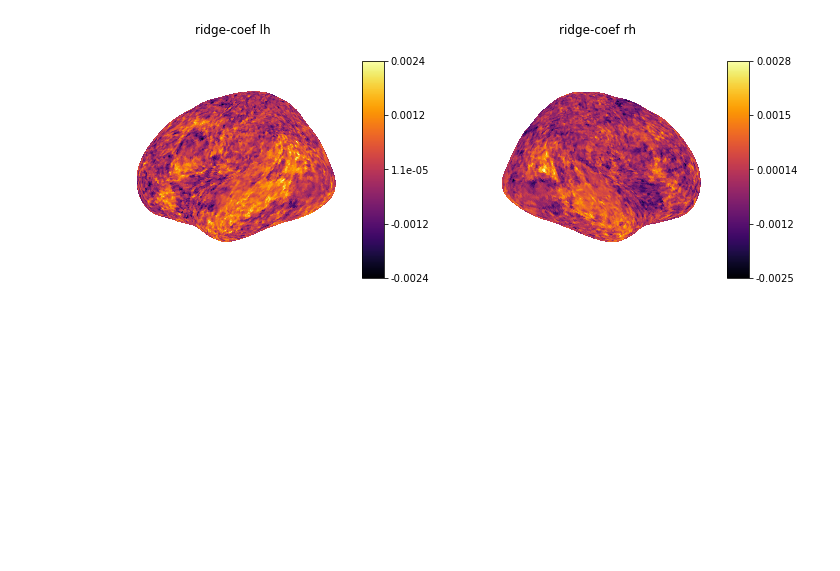
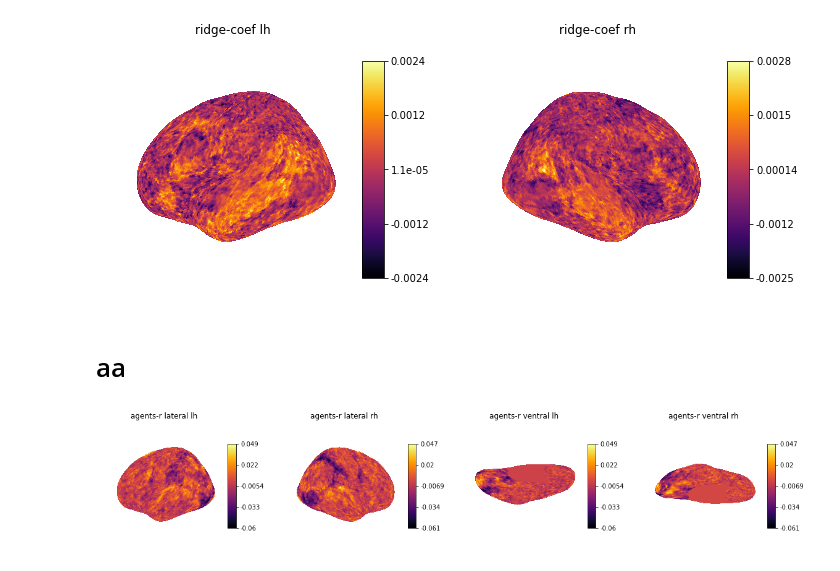
Before and after one commit to jungheejung/life-encoding, a Jupyter notebook: scripts/himalaya/plot_averagemap.ipynb, the cells around one changed output. Saved outputs shown, nothing was run; the diff lists cells and outputs as text; code cells hidden in the pictures; blank space fills up the shorter version.

```diff
--- a/scripts/himalaya/plot_averagemap.ipynb
+++ b/scripts/himalaya/plot_averagemap.ipynb
@@ -71,2 +85,10 @@ plot_infl('ridge-coef', 'inferno')
 # %% [output]
 [figure]
+# %% [markdown]
+# aa
+# %%
+aa_dir = '/dartfs/rc/lab/D/DBIC/DBIC/f0042x1/life-encoding/results/himalaya/aa'
+# %%
+plot_infl(aa_dir,  'agents-r', 'inferno')
+# %% [output]
+[figure, added]
```
Also changed, not shown: parts of 25 cells of this notebook.
